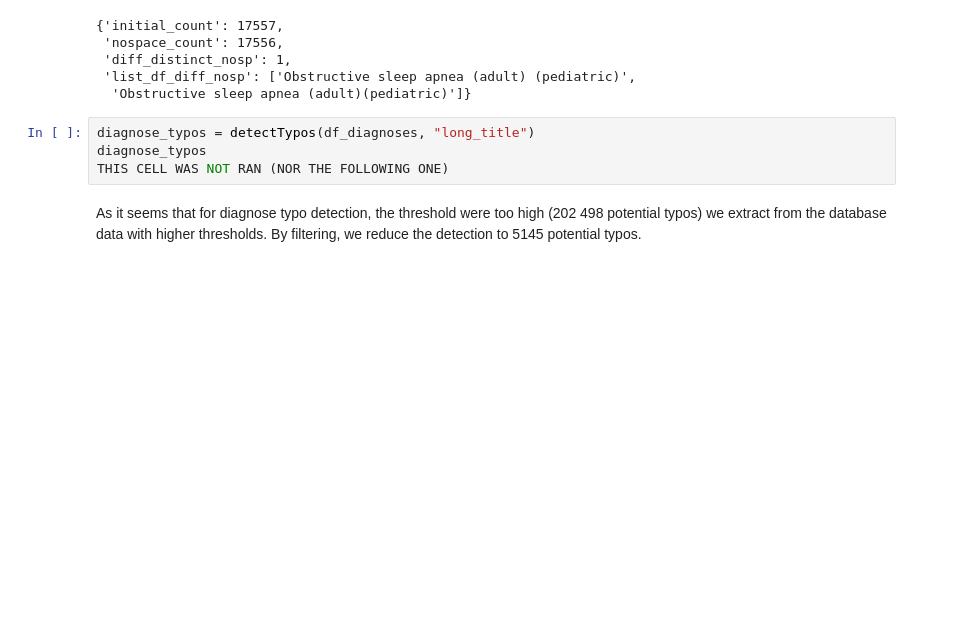
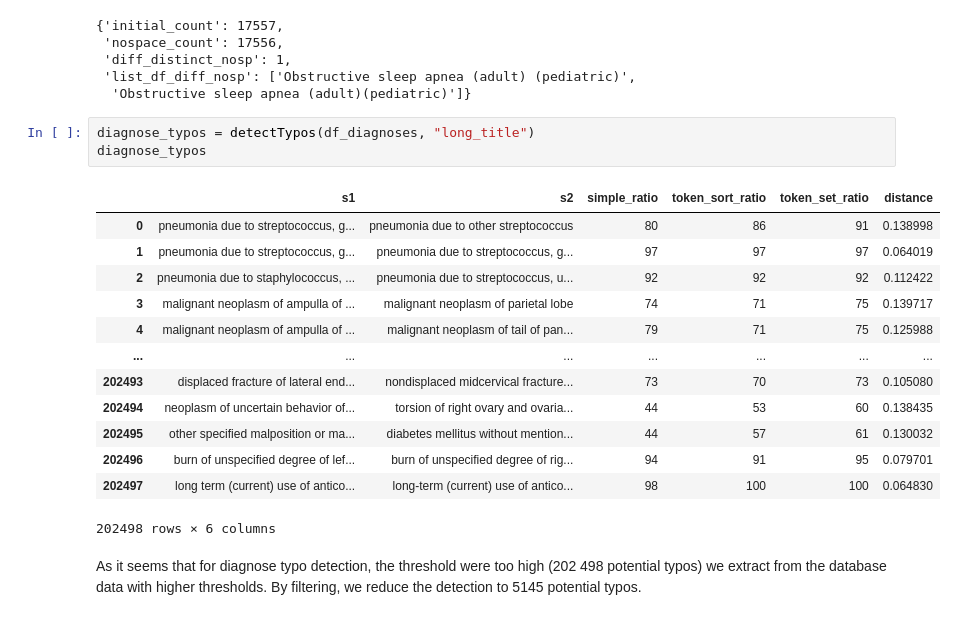
Before and after one commit to JoanneJegou/BachelorThesis, a Jupyter notebook: MIMIC-IV.ipynb, the cells around one changed output. Cells and saved outputs as stored; diff of their text form; blank space fills up the shorter version.

```diff
--- a/MIMIC-IV.ipynb
+++ b/MIMIC-IV.ipynb
@@ -436,7 +436,20 @@ countExtraSpaces(df_diagnoses, "long_title")
 # %%
 diagnose_typos = detectTypos(df_diagnoses, "long_title")
 diagnose_typos
-THIS CELL WAS NOT RAN (NOR THE FOLLOWING ONE)
+# %% [output]
+|  | s1 | s2 | simple_ratio | token_sort_ratio | token_set_ratio | distance |
+| 0 | pneumonia due to streptococcus, g... | pneumonia due to other streptococcus | 80 | 86 | 91 | 0.138998 |
+| 1 | pneumonia due to streptococcus, g... | pneumonia due to streptococcus, g... | 97 | 97 | 97 | 0.064019 |
+| 2 | pneumonia due to staphylococcus, ... | pneumonia due to streptococcus, u... | 92 | 92 | 92 | 0.112422 |
+| 3 | malignant neoplasm of ampulla of ... | malignant neoplasm of parietal lobe | 74 | 71 | 75 | 0.139717 |
+| 4 | malignant neoplasm of ampulla of ... | malignant neoplasm of tail of pan... | 79 | 71 | 75 | 0.125988 |
+| ... | ... | ... | ... | ... | ... | ... |
+| 202493 | displaced fracture of lateral end... | nondisplaced midcervical fracture... | 73 | 70 | 73 | 0.105080 |
+| 202494 | neoplasm of uncertain behavior of... | torsion of right ovary and ovaria... | 44 | 53 | 60 | 0.138435 |
+| 202495 | other specified malposition or ma... | diabetes mellitus without mention... | 44 | 57 | 61 | 0.130032 |
+| 202496 | burn of unspecified degree of lef... | burn of unspecified degree of rig... | 94 | 91 | 95 | 0.079701 |
+| 202497 | long term (current) use of antico... | long-term (current) use of antico... | 98 | 100 | 100 | 0.064830 |
+202498 rows × 6 columns
 # %% [markdown]
 As it seems that for diagnose typo detection, the threshold were too high (202 498 potential typos) we extract from the database data with higher thresholds. By filtering, we reduce the detection to 5145 potential typos.
 # %%
```
Also changed, not shown: parts of 14 cells of this notebook, 2 other files.
